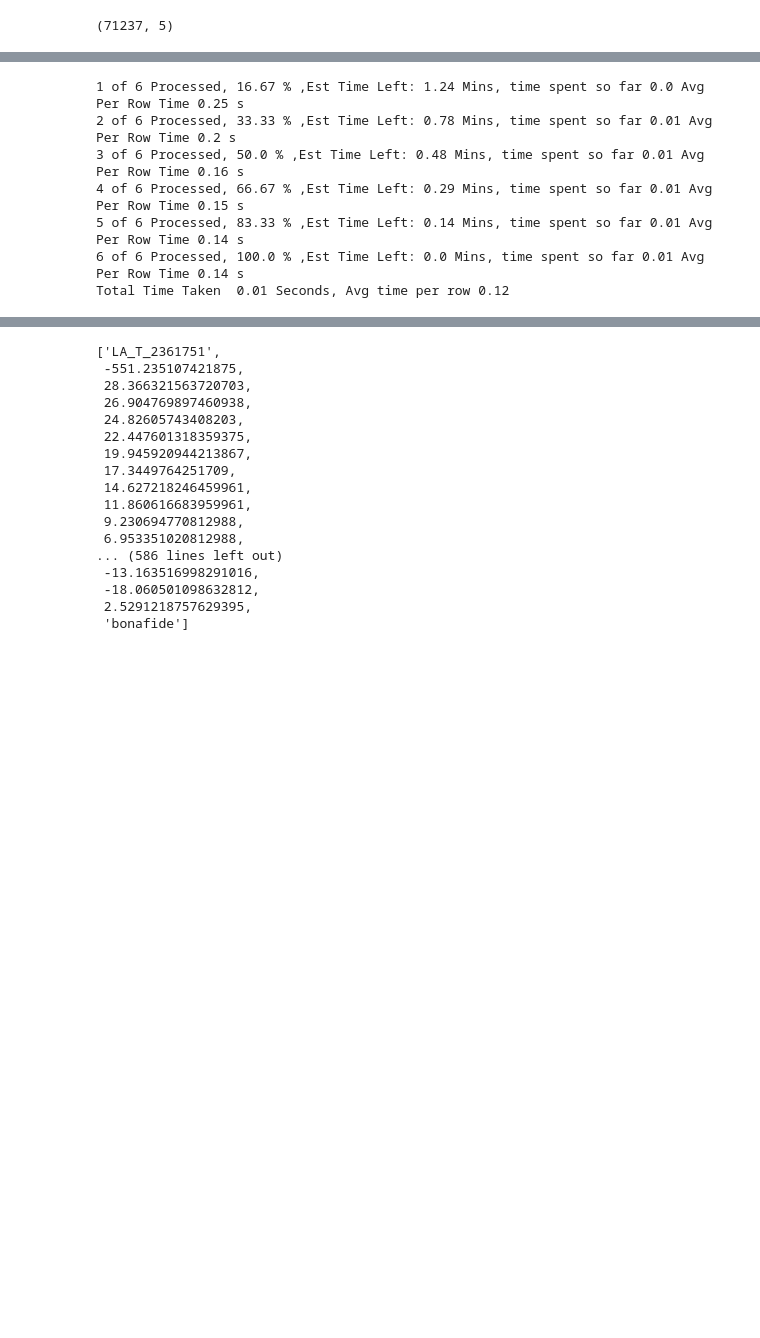
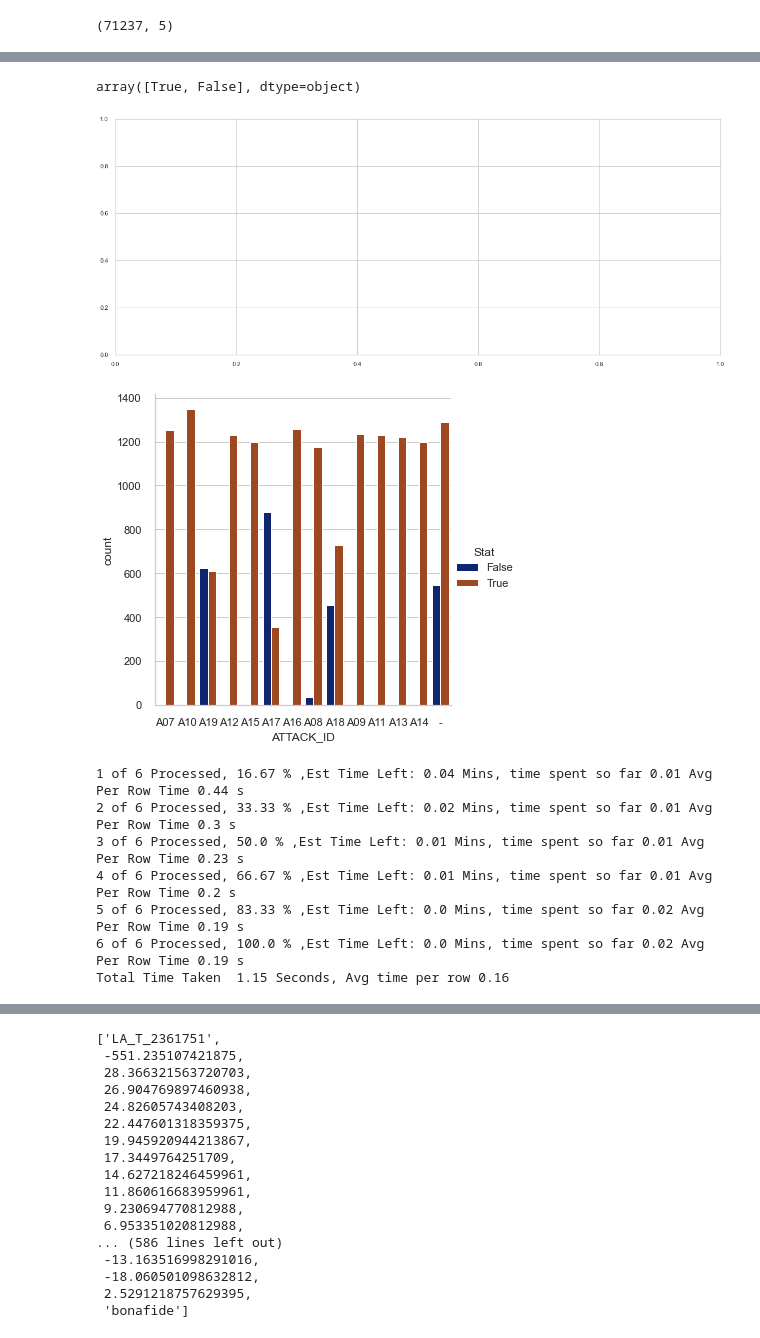
Before and after one commit to asimadnan/ASVspoof-experiments, a Jupyter notebook: MFCC - Librosa.ipynb, the cells around one changed output, grey strips where cells are left out. Drawn from its saved outputs; the diff is of its cells as text; code cells hidden in the pictures; blank space fills up the shorter version.

```diff
--- a/MFCC - Librosa.ipynb
+++ b/MFCC - Librosa.ipynb
@@ -52,0 +437,3 @@ eval_labels.shape
+# %%
+eval_labels.columns = ['SPEAKER_ID','AUDIO_FILE_NAME','ENVIRONMENT_ID','ATTACK_ID','KEY']
+eval_labels.head()
@@ -52,0 +447,3 @@ eval_labels.shape
+# %%
+cm_score = pd.merge(final_score, eval_labels, on="AUDIO_FILE_NAME")
+#cm_score_file = cm_score[['SPEAKER_ID','ATTACK_ID','Prediction','SCORE']]
@@ -53 +454,22 @@ eval_labels.shape
+# %%
+cm_score.loc[cm_score['Prediction'] == cm_score['KEY'], 'Stat'] = True
+cm_score.loc[cm_score['Prediction'] != cm_score['KEY'], 'Stat'] = False
+# %%
+cm_score['Stat'].unique()
+# %% [output]
+array([True, False], dtype=object)
+# %%
+import seaborn as sns
+import matplotlib.pyplot as plt
+plt.style.use('seaborn')
+%matplotlib inline
+# %%
+sns.set_theme(style="whitegrid")
+a4_dims = (20, 8)
+fig, ax = plt.subplots(figsize=a4_dims)
+#sns.set(rc={'figure.figsize':(20, 8)})
+ax = sns.catplot(ax=ax,x="ATTACK_ID", kind="count", hue="Stat",  data=cm_score,palette=sns.color_palette('dark', n_colors=3))
+# %% [output]
+[figure, added]
+[figure, added]
 # %%
@@ -107,12 +529,12 @@ with open(file_out_path, "w") as f:
               'Avg Per Row Time',round(row_avg,2), 's')
         i=i+1
     t_loop_end = time.time()
-    print('Total Time Taken ', round((t_loop_end-t_loop_start)/60,2), 'Seconds, Avg time per row',round(((t_loop_end-t_loop_start)/i),2))
+    print('Total Time Taken ', round((t_loop_end-t_loop_start),2), 'Seconds, Avg time per row',round(((t_loop_end-t_loop_start)/i),2))
 # %% [output]
-1 of 6 Processed, 16.67 % ,Est Time Left: 1.24 Mins, time spent so far 0.0 Avg Per Row Time 0.25 s
-2 of 6 Processed, 33.33 % ,Est Time Left: 0.78 Mins, time spent so far 0.01 Avg Per Row Time 0.2 s
-3 of 6 Processed, 50.0 % ,Est Time Left: 0.48 Mins, time spent so far 0.01 Avg Per Row Time 0.16 s
-4 of 6 Processed, 66.67 % ,Est Time Left: 0.29 Mins, time spent so far 0.01 Avg Per Row Time 0.15 s
-5 of 6 Processed, 83.33 % ,Est Time Left: 0.14 Mins, time spent so far 0.01 Avg Per Row Time 0.14 s
-6 of 6 Processed, 100.0 % ,Est Time Left: 0.0 Mins, time spent so far 0.01 Avg Per Row Time 0.14 s
-Total Time Taken  0.01 Seconds, Avg time per row 0.12
+1 of 6 Processed, 16.67 % ,Est Time Left: 0.04 Mins, time spent so far 0.01 Avg Per Row Time 0.44 s
+2 of 6 Processed, 33.33 % ,Est Time Left: 0.02 Mins, time spent so far 0.01 Avg Per Row Time 0.3 s
+3 of 6 Processed, 50.0 % ,Est Time Left: 0.01 Mins, time spent so far 0.01 Avg Per Row Time 0.23 s
+4 of 6 Processed, 66.67 % ,Est Time Left: 0.01 Mins, time spent so far 0.01 Avg Per Row Time 0.2 s
+5 of 6 Processed, 83.33 % ,Est Time Left: 0.0 Mins, time spent so far 0.02 Avg Per Row Time 0.19 s
+6 of 6 Processed, 100.0 % ,Est Time Left: 0.0 Mins, time spent so far 0.02 Avg Per Row Time 0.19 s
+Total Time Taken  1.15 Seconds, Avg time per row 0.16
```
Also changed, not shown: parts of 76 cells of this notebook, 7 other files.
